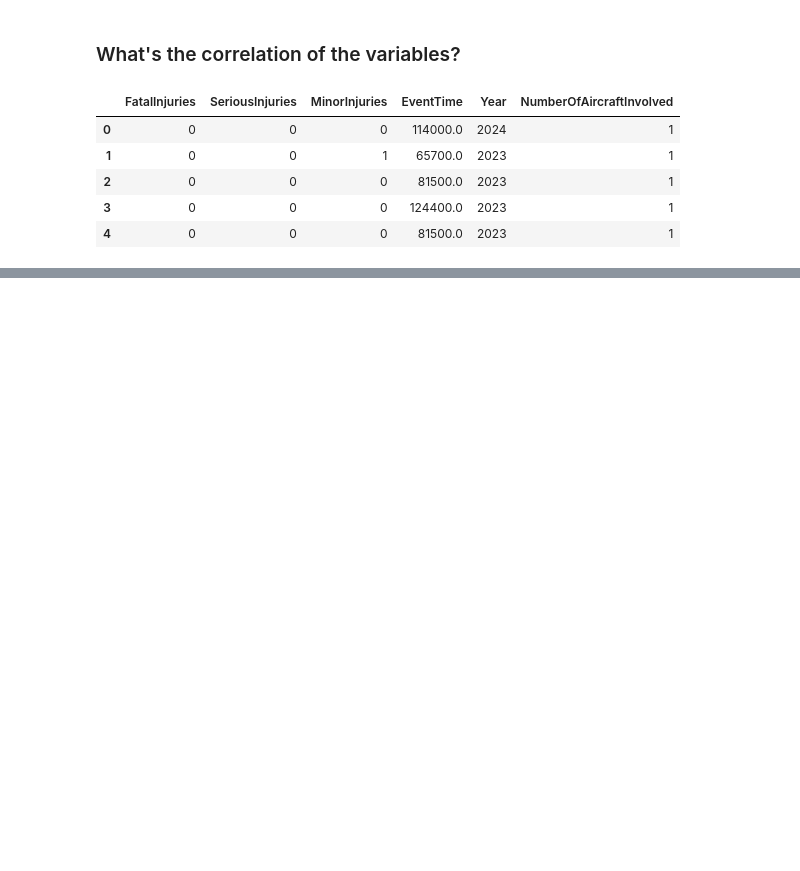
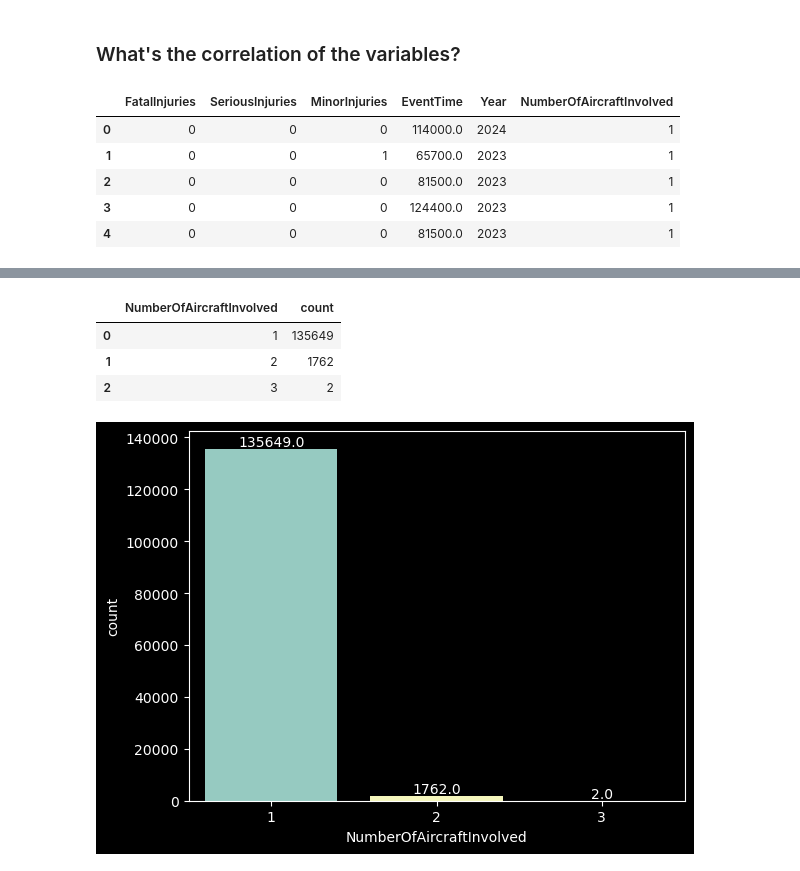
Before and after one commit to deniselouzada/air-accident-reports, a Jupyter notebook: ntsb-accidents2.ipynb, the cells around one changed output, grey strips where cells are left out. Saved outputs shown, nothing was run; the diff lists cells and outputs as text; code cells hidden in the pictures; blank space fills up the shorter version.

```diff
--- a/ntsb-accidents2.ipynb
+++ b/ntsb-accidents2.ipynb
@@ -876,0 +896,14 @@ KeyboardInterrupt:
+# %%
+num_aircraft = df.NumberOfAircraftInvolved.value_counts().reset_index()
+num_aircraft
+# %% [output]
+|  | NumberOfAircraftInvolved | count |
+| 0 | 1 | 135649 |
+| 1 | 2 | 1762 |
+| 2 | 3 | 2 |
+# %%
+ax = sns.barplot(num_aircraft, x=num_aircraft.NumberOfAircraftInvolved, y=num_aircraft['count'])
+for p in ax.patches:
+    ax.annotate(p.get_height(), (p.get_x() + p.get_width() / 2, p.get_height()), ha = 'center', va = 'bottom')
+# %% [output]
+[figure, added]
```
Also changed, not shown: parts of 12 cells of this notebook.
